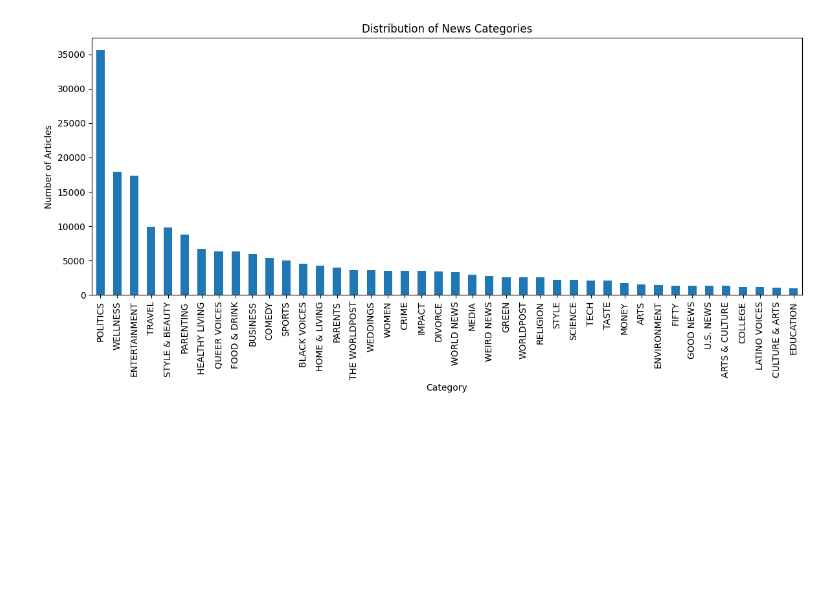
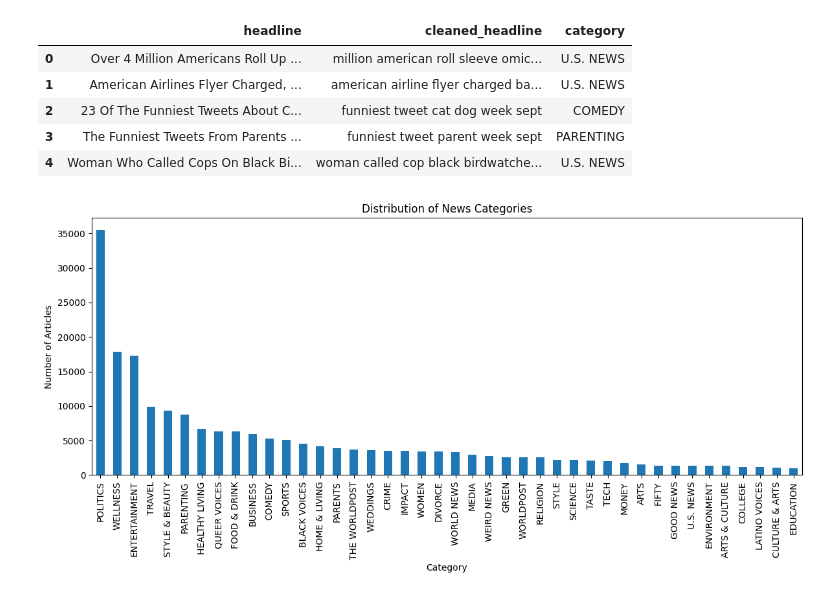
Before and after one commit to JavierVittorio/RNN-vs-LSTM-News-Category-Classification, a Jupyter notebook: Javier/lstm.ipynb, the cells around one changed output. Drawn from its saved outputs; the diff is of its cells as text; code cells hidden in the pictures; blank space fills up the shorter version.

```diff
--- a/Javier/lstm.ipynb
+++ b/Javier/lstm.ipynb
@@ -32,0 +28,39 @@ df.head()
+# %%
+# Preprocessing Data
+import re
+import nltk
+from nltk.corpus import stopwords
+from nltk.stem import WordNetLemmatizer
+
+nltk.download('stopwords')
+nltk.download('wordnet')
+
+stop_words = set(stopwords.words('english'))
+lemm = WordNetLemmatizer()
+
+def text_preprocess(text):
+    text = text.lower()                            # 1. lowercase
+    text = re.sub(r'http\S+', '', text)            # 2. remove url
+    text = re.sub(r'[^a-z\s]', '', text)           # 3. remove punctuation & numbers
+    tokens = text.split()                          # 4. tokenization
+    tokens = [w for w in tokens if w not in stop_words]  # 5. remove stopwords
+    tokens = [lemm.lemmatize(w) for w in tokens]   # 6. lemmatization
+    return " ".join(tokens)
+
+def csv_preprocess(df):
+    # Hapus data duplikasi pada kolom headline
+    df = df.drop_duplicates(subset='headline', keep='first')
+
+    # Remove barus dengan null values
+    df = df.dropna()
+
+    # Reset index setelah penghapusan baris
+    df = df.reset_index(drop=True)
+
+    return df
+
+pd.set_option('display.max_colwidth', None)
+df['cleaned_headline'] = df['headline'].apply(text_preprocess)
+df = csv_preprocess(df)
+df[['headline', 'cleaned_headline', 'category']].head()
+# %% [output]
@@ -33,3 +73,9 @@ df.head()
+|  | headline | cleaned_headline | category |
+| 0 | Over 4 Million Americans Roll Up ... | million american roll sleeve omic... | U.S. NEWS |
+| 1 | American Airlines Flyer Charged, ... | american airline flyer charged ba... | U.S. NEWS |
+| 2 | 23 Of The Funniest Tweets About C... | funniest tweet cat dog week sept | COMEDY |
+| 3 | The Funniest Tweets From Parents ... | funniest tweet parent week sept | PARENTING |
+| 4 | Woman Who Called Cops On Black Bi... | woman called cop black birdwatche... | U.S. NEWS |
 # %%
 import matplotlib.pyplot as plt
 # Count unique categories
@@ -45,4 +91,4 @@ plt.xticks(rotation=90)
 plt.tight_layout()
 plt.show()
 # %% [output]
-[figure, old version]
+[figure, new version]
```
Also changed, not shown: parts of 33 cells of this notebook, 2 other files.
